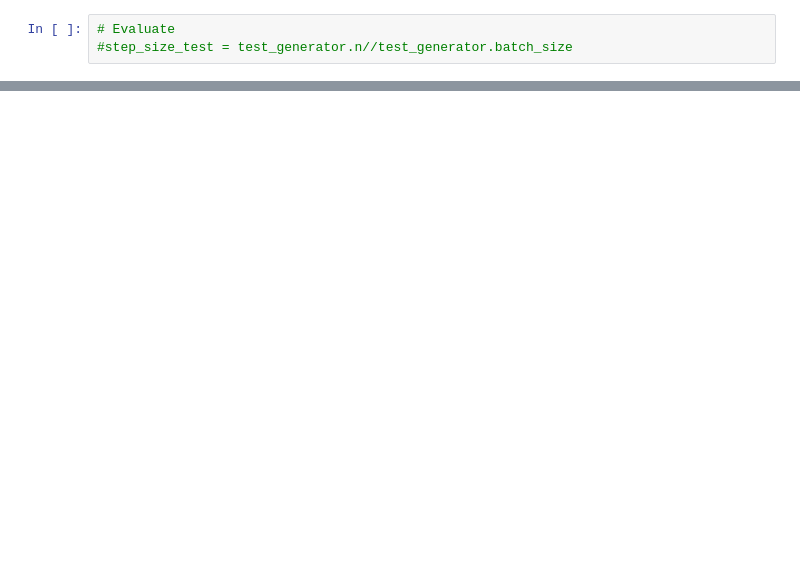
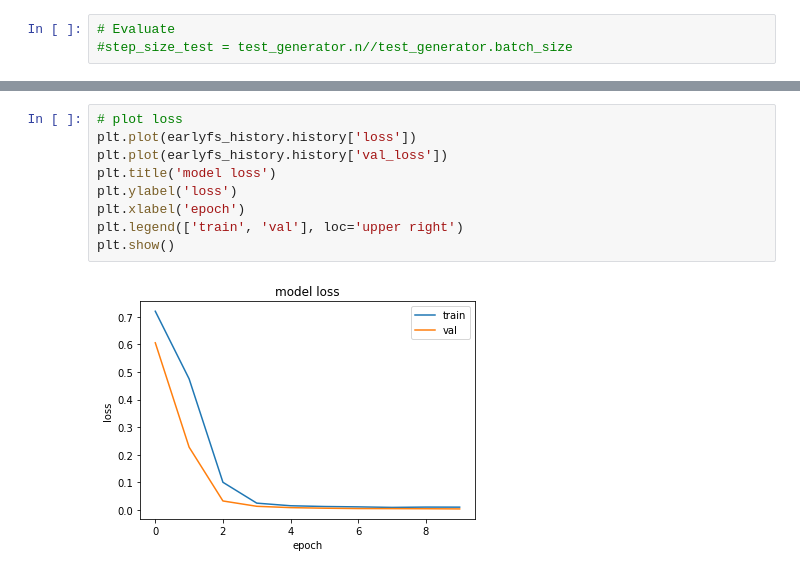
Before and after one commit to Stephanie9606/MultimodalDeepLearning_OnlineMemeClassification, a Jupyter notebook: binary_mulitimodal_early_fusion_memes.ipynb, the cells around one changed output, grey strips where cells are left out. Cells and saved outputs as stored; diff of their text form; blank space fills up the shorter version.

```diff
--- a/binary_mulitimodal_early_fusion_memes.ipynb
+++ b/binary_mulitimodal_early_fusion_memes.ipynb
@@ -646,0 +659,11 @@ loss: 0.00801132619380951. accuracy: 0.9982638955116272
+# %%
+# plot loss
+plt.plot(earlyfs_history.history['loss'])
+plt.plot(earlyfs_history.history['val_loss'])
+plt.title('model loss')
+plt.ylabel('loss')
+plt.xlabel('epoch')
+plt.legend(['train', 'val'], loc='upper right')
+plt.show()
+# %% [output]
+[figure, added]
```
Also changed, not shown: parts of 9 cells of this notebook.
